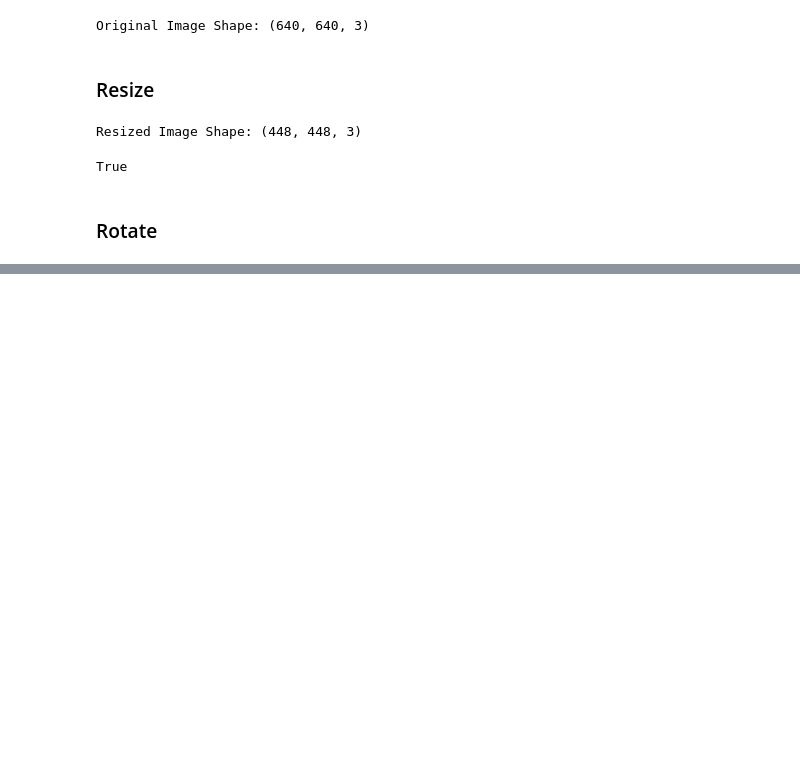
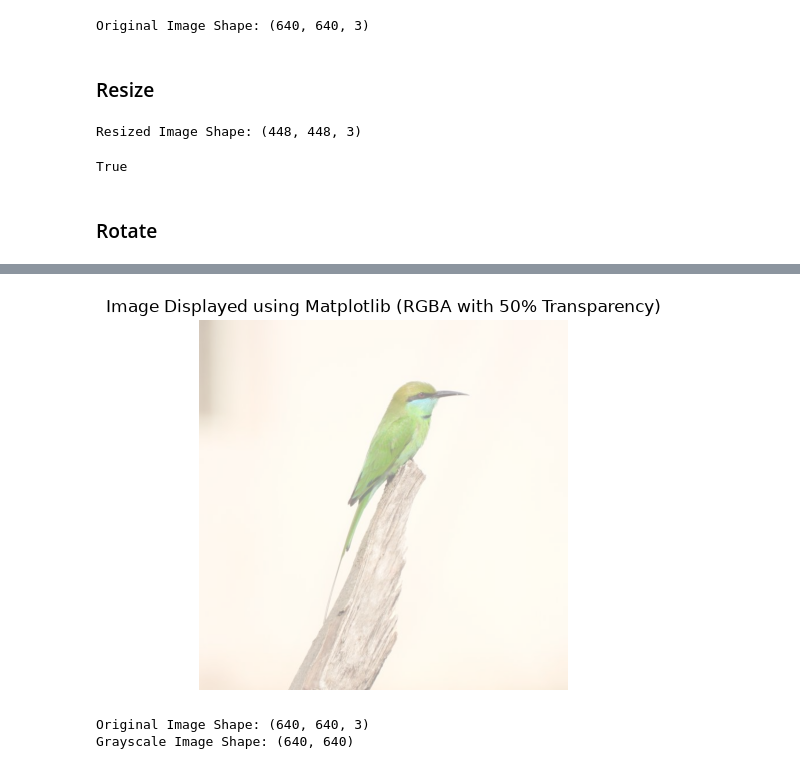
Before and after one commit to vedicskill/custom-yolo-train, a Jupyter notebook: 1-opencv-foundation/image-preprocessing.ipynb, the cells around one changed output, grey strips where cells are left out. Cells and saved outputs as stored; diff of their text form; code cells hidden in the pictures; blank space fills up the shorter version.

```diff
--- a/1-opencv-foundation/image-preprocessing.ipynb
+++ b/1-opencv-foundation/image-preprocessing.ipynb
@@ -53,0 +77,21 @@ cv2.destroyAllWindows()
+# %%
+# COLOR_BGR2RGBA
+img_rgba = cv2.cvtColor(img_cv, cv2.COLOR_BGR2RGBA)
+# 50% transparent
+img_rgba[:, :, 3] = 128  # Set the alpha channel to 128 (50% transparency)
+# display the RGBA image using Matplotlib
+plt.imshow(img_rgba)
+plt.title("Image Displayed using Matplotlib (RGBA with 50% Transparency)")
+plt.axis('off')
+plt.show()
+# %% [output]
+[figure, added]
+# %%
+# BGR to Grayscale
+img_gray = cv2.cvtColor(img_cv, cv2.COLOR_BGR2GRAY)
+# look shape of the grayscale image
+print(f"Original Image Shape: {img_cv.shape}")
+print(f"Grayscale Image Shape: {img_gray.shape}")
+# %% [output]
+Original Image Shape: (640, 640, 3)
+Grayscale Image Shape: (640, 640)
```
Also changed, not shown: parts of 7 cells of this notebook, 7 other files.
